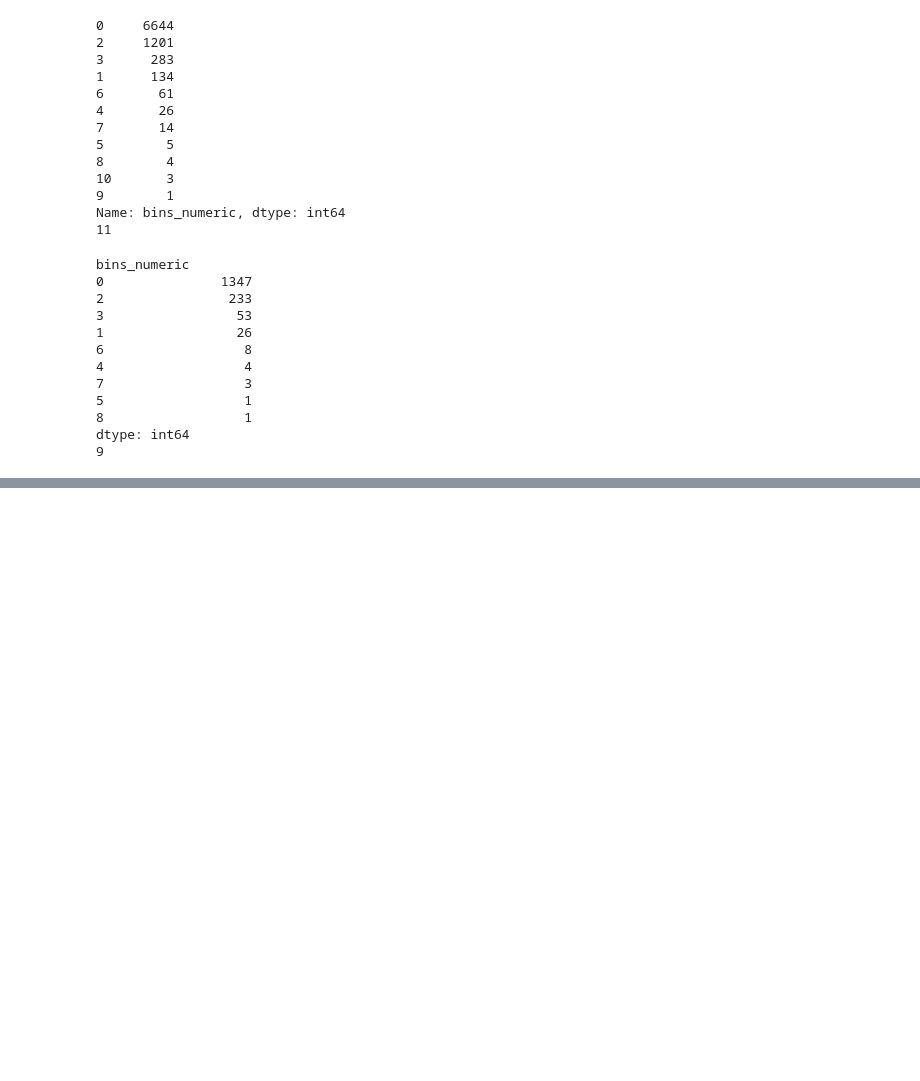
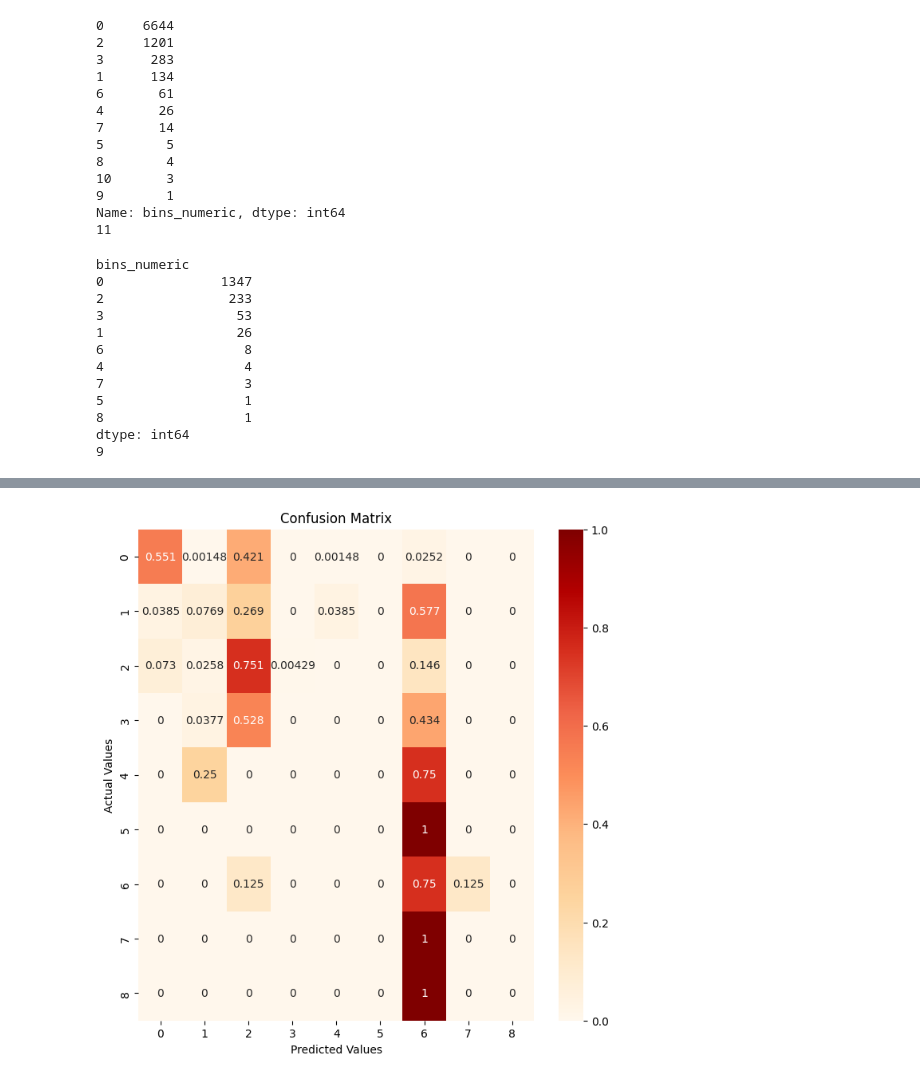
Before and after one commit to arisanguyen/210_Capstone_Aditya_Arisa_Noriel, a Jupyter notebook: abajaj_modeling_zipcode.ipynb, the cells around one changed output, grey strips where cells are left out. Saved outputs shown, nothing was run; the diff lists cells and outputs as text; code cells hidden in the pictures; blank space fills up the shorter version.

```diff
--- a/abajaj_modeling_zipcode.ipynb
+++ b/abajaj_modeling_zipcode.ipynb
@@ -526,0 +577,13 @@ dtype: int64
+# %%
+cm_df_normalize = cm_df.div(cm_df.sum(axis=1), axis=0)
+# %%
+#Plotting the confusion matrix
+import seaborn as sns
+plt.figure(figsize=(8,8))
+sns.heatmap(cm_df_normalize, annot=True, fmt='.3g',cmap="OrRd")
+plt.title('Confusion Matrix')
+plt.ylabel('Actual Values')
+plt.xlabel('Predicted Values')
+plt.show()
+# %% [output]
+[figure, added]
```
Also changed, not shown: parts of 16 cells of this notebook.
